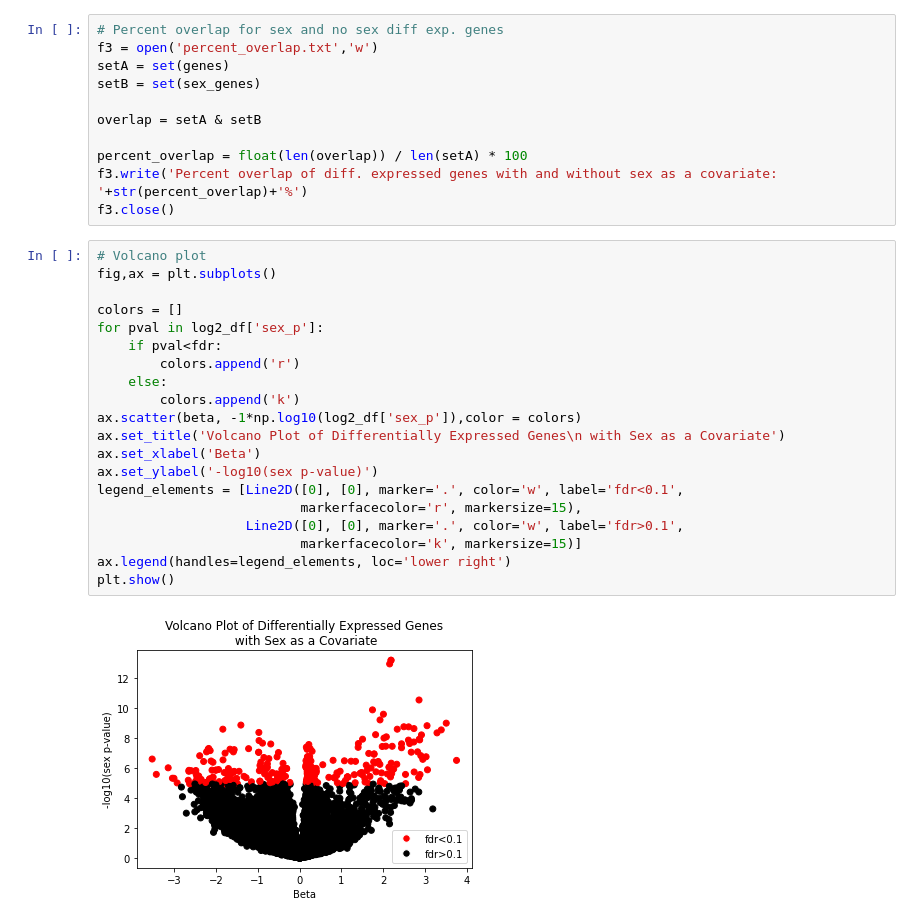
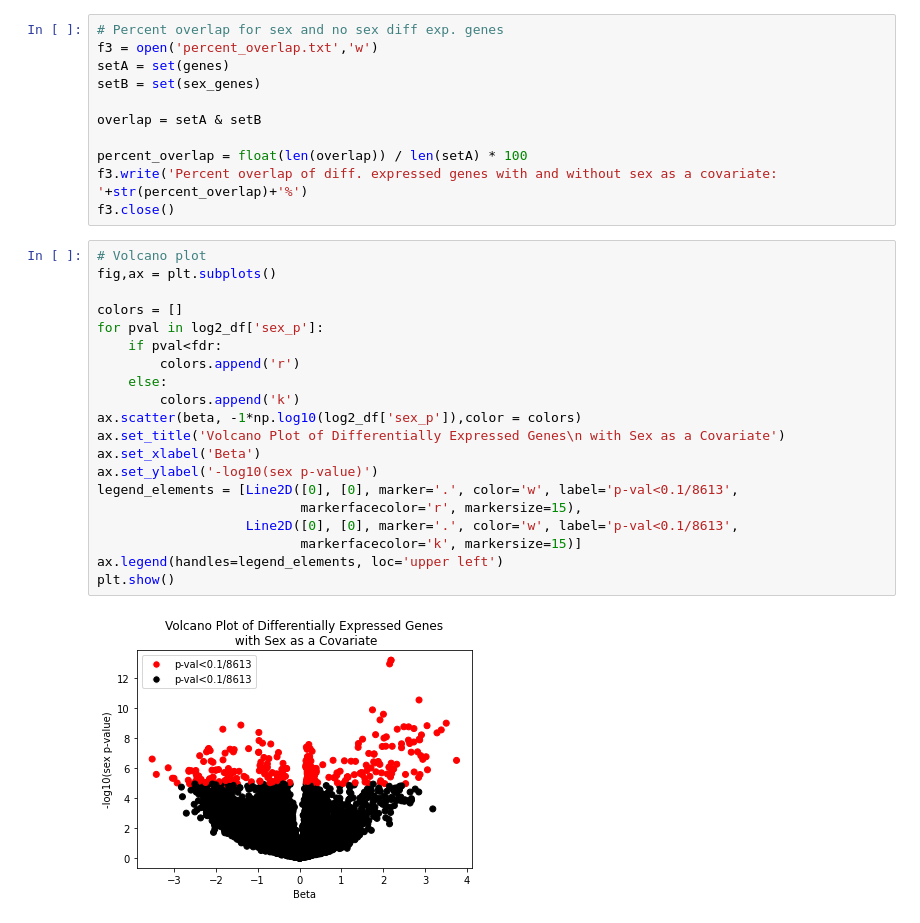
Before and after one commit to radhikajangi/qbb2020-answers, a Jupyter notebook: week7/week7.ipynb, the cells around one changed output. Drawn from its saved outputs; the diff is of its cells as text.

Commit message:
Change legend label on volcano plot

```diff
--- a/week7/week7.ipynb
+++ b/week7/week7.ipynb
@@ -337,22 +337,22 @@ f3.close()
 # %%
 # Volcano plot
 fig,ax = plt.subplots()
 
 colors = []
 for pval in log2_df['sex_p']:
     if pval<fdr:
         colors.append('r')
     else:
         colors.append('k')
 ax.scatter(beta, -1*np.log10(log2_df['sex_p']),color = colors)
 ax.set_title('Volcano Plot of Differentially Expressed Genes\n with Sex as a Covariate')
 ax.set_xlabel('Beta')
 ax.set_ylabel('-log10(sex p-value)')
-legend_elements = [Line2D([0], [0], marker='.', color='w', label='fdr<0.1',
+legend_elements = [Line2D([0], [0], marker='.', color='w', label='p-val<0.1/8613',
                           markerfacecolor='r', markersize=15),
-                   Line2D([0], [0], marker='.', color='w', label='fdr>0.1',
+                   Line2D([0], [0], marker='.', color='w', label='p-val<0.1/8613',
                           markerfacecolor='k', markersize=15)]
-ax.legend(handles=legend_elements, loc='lower right')
+ax.legend(handles=legend_elements, loc='upper left')
 plt.show()
 # %% [output]
-[figure, old version]
+[figure, new version]
```
